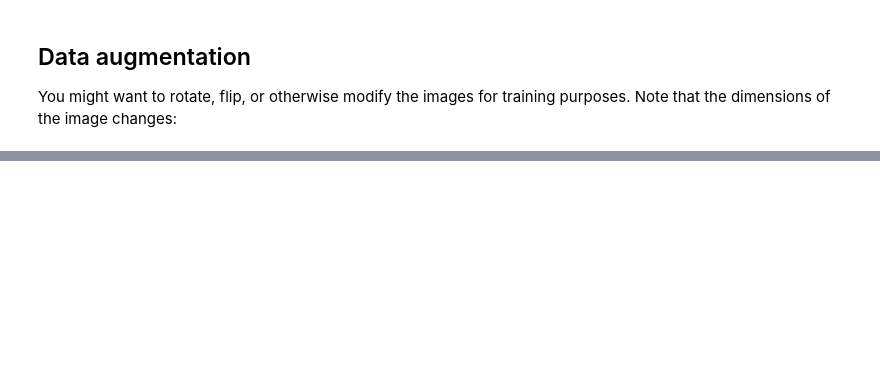
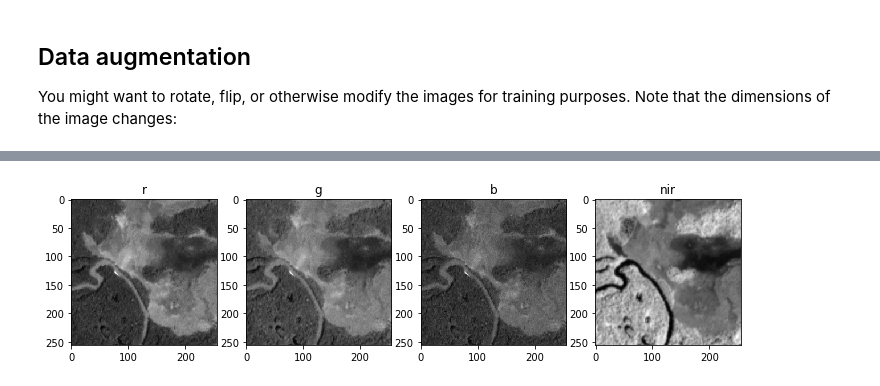
Before and after one commit to chinmay5/deepLearningProject, a Jupyter notebook: data_visualization.ipynb, the cells around one changed output, grey strips where cells are left out. Saved outputs shown, nothing was run; the diff lists cells and outputs as text; code cells hidden in the pictures; blank space fills up the shorter version.

```diff
--- a/data_visualization.ipynb
+++ b/data_visualization.ipynb
@@ -266,0 +297,10 @@ Down: mirrored with 4 angles
+# %%
+# Plot the bands
+fig = plt.figure()
+fig.set_size_inches(12, 4)
+for i, (x, c) in enumerate(((r, 'r'), (g, 'g'), (b, 'b'), (n, 'nir'))):
+    a = fig.add_subplot(1, 4, i+1)
+    a.set_title(c)
+    plt.imshow(x, cmap="gray")
+# %% [output]
+[figure, added]
```
Also changed, not shown: parts of 15 cells of this notebook.
